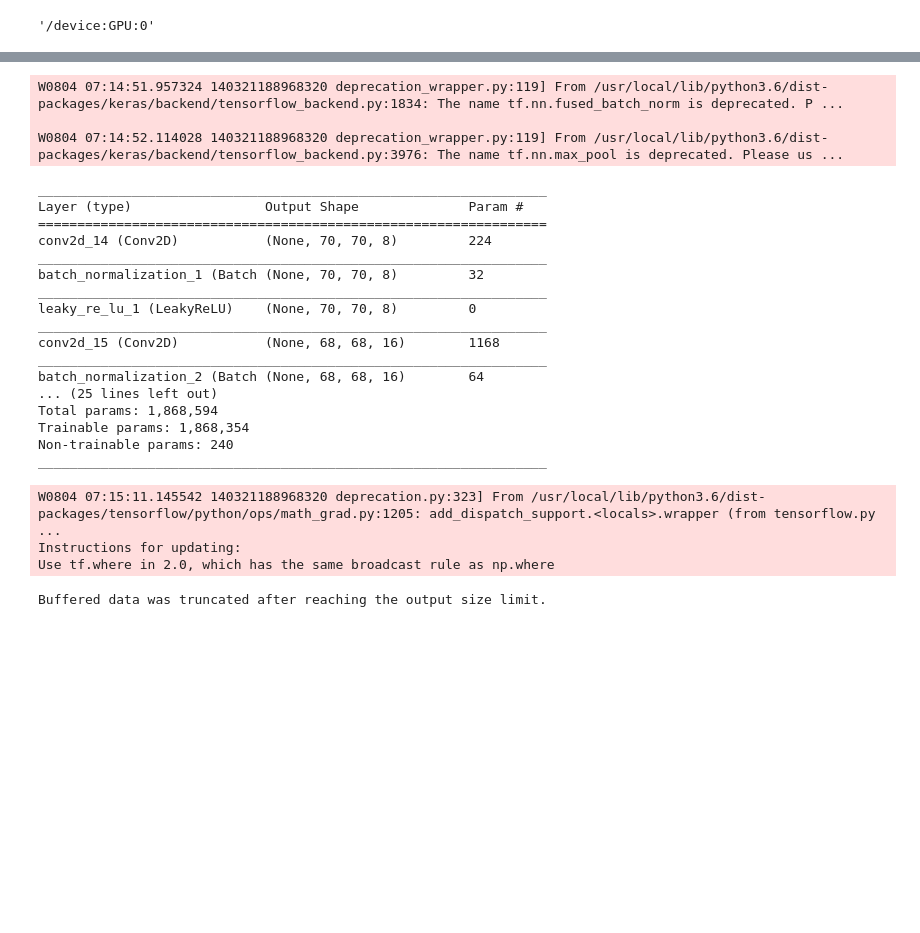
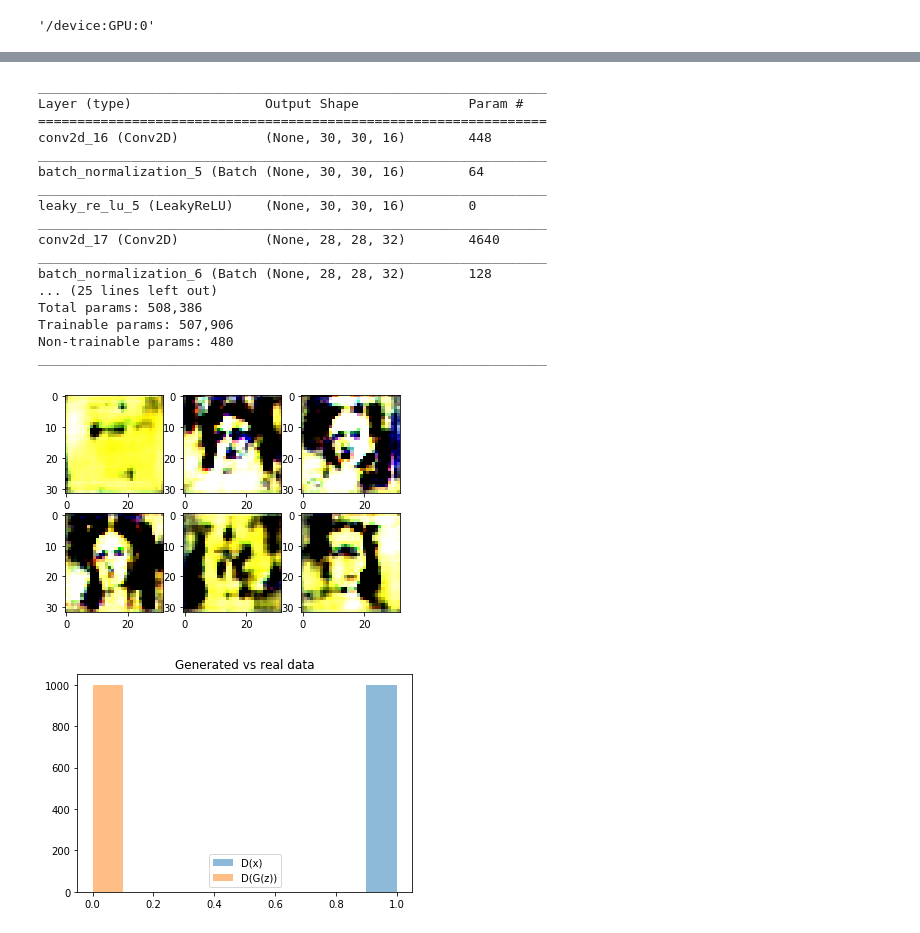
Before and after one commit to Pacoanes/Next-Frida, a Jupyter notebook: train.ipynb, the cells around one changed output, grey strips where cells are left out. Drawn from its saved outputs; the diff is of its cells as text; code cells hidden in the pictures; blank space fills up the shorter version.

```diff
--- a/train.ipynb
+++ b/train.ipynb
@@ -75,9 +71,9 @@ for img in os.listdir(path):
         img_array = cv2.imread(os.path.join(path,img))
         faces = detect_faces(cascade_face, img_array)
         img_rgb = cv2.cvtColor(faces, cv2.COLOR_BGR2RGB)
-        new_array = cv2.resize(img_rgb, (72, 72))
+        new_array = cv2.resize(img_rgb, (32, 32))
         training_data.append(new_array)
-    except Exception as e:
+    except:
         pass
 print(len(training_data))
 # %% [output]
@@ -124,0 +112,3 @@ W0804 07:12:21.374016 140321188968320 deprecation_wrapper.py:119] From /usr/loca
+# %%
+gpu_options = tf.GPUOptions(allow_growth=True,per_process_gpu_memory_fraction=0.9)
+s = tf.InteractiveSession(config=tf.ConfigProto(gpu_options=gpu_options))
@@ -128,14 +137,14 @@ CODE_SIZE = 512
 
 generator = Sequential()
 generator.add(L.InputLayer([CODE_SIZE],name='noise'))
-generator.add(L.Dense(18*8*8, activation='elu'))
-generator.add(L.Reshape((8,8,18)))
-generator.add(L.Deconv2D(64,kernel_size=(4,4),activation='elu'))
-generator.add(L.Deconv2D(32,kernel_size=(4,4),activation='elu'))
-generator.add(L.UpSampling2D(size=(5,5)))
-generator.add(L.Deconv2D(32,kernel_size=2,activation='elu'))
-generator.add(L.Deconv2D(16,kernel_size=2,activation='elu'))
-generator.add(L.Deconv2D(8,kernel_size=2,activation='elu'))
+generator.add(L.Dense(32*8*8, activation='elu'))
+generator.add(L.Reshape((8,8,32)))
+generator.add(L.Deconv2D(128,kernel_size=(2,2),activation='elu'))
+generator.add(L.Deconv2D(64,kernel_size=(2,2),activation='elu'))
+generator.add(L.UpSampling2D(size=(3,3)))
+generator.add(L.Deconv2D(64,kernel_size=2,activation='elu'))
+generator.add(L.Deconv2D(64,kernel_size=2,activation='elu'))
+generator.add(L.Deconv2D(64,kernel_size=2,activation='elu'))
 generator.add(L.Conv2D(3,kernel_size=2,activation=None))
 
 generator.summary()
@@ -162,21 +171,21 @@ discriminator = Sequential()
 
 discriminator.add(L.InputLayer(IMG_SHAPE_ban))
 
-discriminator.add(L.Conv2D(8, kernel_size=3))
+discriminator.add(L.Conv2D(16, kernel_size=3))
 discriminator.add(L.BatchNormalization())
 discriminator.add(L.advanced_activations.LeakyReLU(alpha=.1))
 
-discriminator.add(L.Conv2D(16, kernel_size=3))
+discriminator.add(L.Conv2D(32, kernel_size=3))
 discriminator.add(L.BatchNormalization())
 discriminator.add(L.advanced_activations.LeakyReLU(alpha=.1))
 
 discriminator.add(L.MaxPooling2D(pool_size=(2, 2)))
 
-discriminator.add(L.Conv2D(32, kernel_size=3))
+discriminator.add(L.Conv2D(64, kernel_size=3))
 discriminator.add(L.BatchNormalization())
 discriminator.add(L.advanced_activations.LeakyReLU(alpha=.1))
 
-discriminator.add(L.Conv2D(64, kernel_size=3))
+discriminator.add(L.Conv2D(128, kernel_size=3))
 discriminator.add(L.BatchNormalization())
 discriminator.add(L.advanced_activations.LeakyReLU(alpha=.1))
 
@@ -192,26 +201,23 @@ discriminator.add(L.Dense(2,activation=tf.nn.log_softmax))
 
 discriminator.summary()
 # %% [output]
-W0804 07:14:51.957324 140321188968320 deprecation_wrapper.py:119] From /usr/local/lib/python3.6/dist-packages/keras/backend/tensorflow_backend.py:1834: The name tf.nn.fused_batch_norm is deprecated. P ...
-
-W0804 07:14:52.114028 140321188968320 deprecation_wrapper.py:119] From /usr/local/lib/python3.6/dist-packages/keras/backend/tensorflow_backend.py:3976: The name tf.nn.max_pool is deprecated. Please us ...
+_________________________________________________________________
+Layer (type)                 Output Shape              Param #
+=================================================================
+conv2d_16 (Conv2D)           (None, 30, 30, 16)        448
+_________________________________________________________________
+batch_normalization_5 (Batch (None, 30, 30, 16)        64
+_________________________________________________________________
+leaky_re_lu_5 (LeakyReLU)    (None, 30, 30, 16)        0
+_________________________________________________________________
+conv2d_17 (Conv2D)           (None, 28, 28, 32)        4640
+_________________________________________________________________
+batch_normalization_6 (Batch (None, 28, 28, 32)        128
+... (25 lines left out)
+Total params: 508,386
+Trainable params: 507,906
+Non-trainable params: 480
+_________________________________________________________________
-_________________________________________________________________
-Layer (type)                 Output Shape              Param #
-=================================================================
-conv2d_14 (Conv2D)           (None, 70, 70, 8)         224
-_________________________________________________________________
-batch_normalization_1 (Batch (None, 70, 70, 8)         32
-_________________________________________________________________
-leaky_re_lu_1 (LeakyReLU)    (None, 70, 70, 8)         0
-_________________________________________________________________
-conv2d_15 (Conv2D)           (None, 68, 68, 16)        1168
-_________________________________________________________________
-batch_normalization_2 (Batch (None, 68, 68, 16)        64
-... (25 lines left out)
-Total params: 1,868,594
-Trainable params: 1,868,354
-Non-trainable params: 240
-_________________________________________________________________
 # %%
 noise = tf.placeholder('float32',[None,CODE_SIZE])
 real_data = tf.placeholder('float32',[None,]+list(IMG_SHAPE_ban))
@@ -234,10 +240,6 @@ d_loss += tf.reduce_mean(discriminator.layers[-1].kernel**2)
 #optimize
 
 disc_optimizer = tf.train.GradientDescentOptimizer(1e-3).minimize(d_loss,var_list=discriminator.trainable_weights)
-# %% [output]
-W0804 07:15:11.145542 140321188968320 deprecation.py:323] From /usr/local/lib/python3.6/dist-packages/tensorflow/python/ops/math_grad.py:1205: add_dispatch_support.<locals>.wrapper (from tensorflow.py ...
-Instructions for updating:
-Use tf.where in 2.0, which has the same broadcast rule as np.where
 # %%
 ########################
 ###generator training###
@@ -279,24 +281,25 @@ def sample_probas(bsize):
 # %%
 from IPython import display
 from tqdm import tqdm
-for epoch in tqdm(range(40000)):
+for epoch in tqdm(range(10000)):
 
     feed_dict = {
         real_data:sample_data_batch(100),
         noise:sample_noise_batch(100)
     }
 
     for i in range(5):
         s.run(disc_optimizer,feed_dict)
 
     s.run(gen_optimizer,feed_dict)
 
     if epoch %100==0:
         display.clear_output(wait=True)
         sample_images(2,3,True)
         sample_probas(1000)
 # %% [output]
-Buffered data was truncated after reaching the output size limit.
+[figure, added]
+[figure, added]
 # %%
 plt.figure(figsize=[16,24])
 sample_images(16,8)
```
Also changed, not shown: parts of 14 cells of this notebook.
